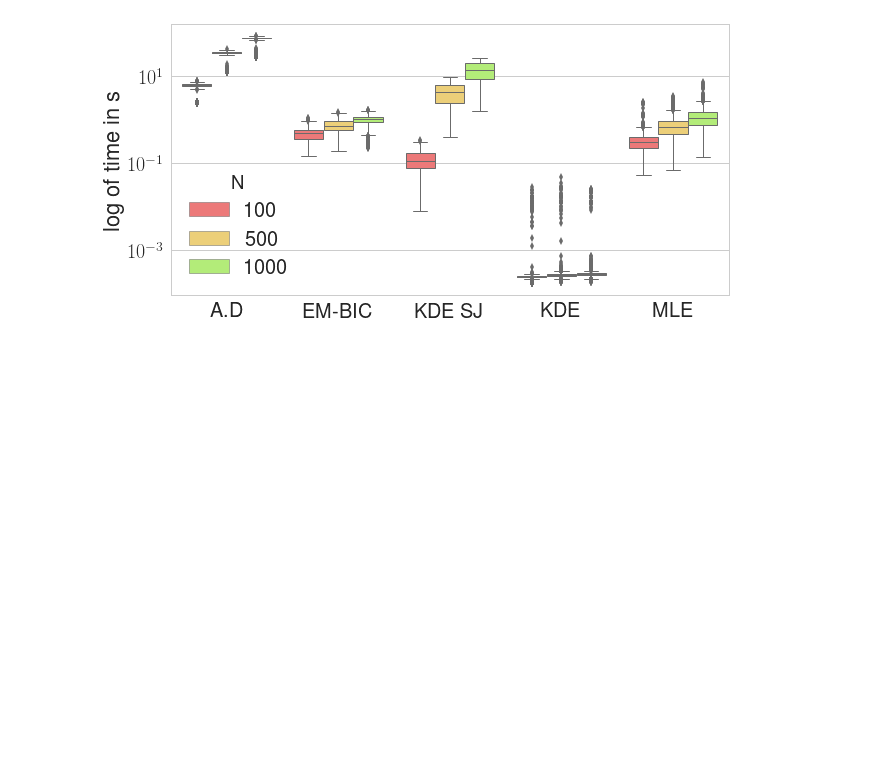
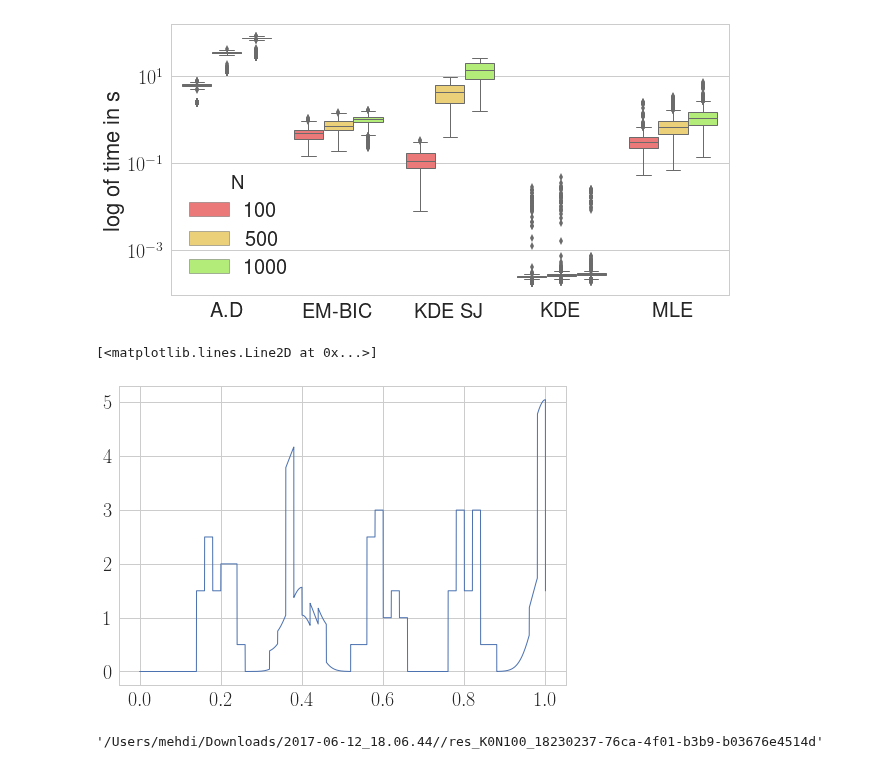
Before and after one commit to mehdisebbar/kl-aggregation, a Jupyter notebook: weight_vector_simulations_paper/weight_vector_estim_code/result extract v2.ipynb, the cells around one changed output. Cells and saved outputs as stored; diff of their text form; code cells hidden in the pictures; blank space fills up the shorter version.

```diff
--- a/weight_vector_simulations_paper/weight_vector_estim_code/result extract v2.ipynb
+++ b/weight_vector_simulations_paper/weight_vector_estim_code/result extract v2.ipynb
@@ -412,3 +426,23 @@ sns_plot = boxplot.get_figure()
 sns_plot.savefig("../../phd-thesis/TeX_files/res_times", dpi=100, transparent=True, bbox_inches='tight', pad_inches=0)
 # %% [output]
 [figure]
+# %%
+a = pickle.load(open(folder+"/res_K0N100_18230237-76ca-4f01-b3b9-b03676e4514d"))
+f_w = a["gauss_weight_vector_estim_lambda"]
+fstar_ = a["gauss_f_star"]
+n_pdf = fstar_.shape[0]
+def get_non_zero_weights(v):
+    return np.array(zip(*[(idx, val) for (idx, val) in  enumerate(v) if val !=0]))
+x = np.linspace(0,1,n_pdf)
+#extract weight_estim
+selected_densi, weights_esti = get_non_zero_weights(f_w)
+f_weight_ = np.apply_along_axis(lambda x: weights_esti.dot(np.array([a["densities"][i].pdf(x) for i in selected_densi.astype(int)])), 0, np.linspace(0,1,n_pdf))
+
+plt.plot(x, f_weight_)
+# %% [output]
+[<matplotlib.lines.Line2D at 0x...>]
+[figure, added]
+# %%
+folder+"/res_K0N100_18230237-76ca-4f01-b3b9-b03676e4514d"
+# %% [output]
+'/Users/mehdi/Downloads/2017-06-12_18.06.44//res_K0N100_18230237-76ca-4f01-b3b9-b03676e4514d'
```
Also changed, not shown: parts of 5 cells of this notebook, 1 other file.
